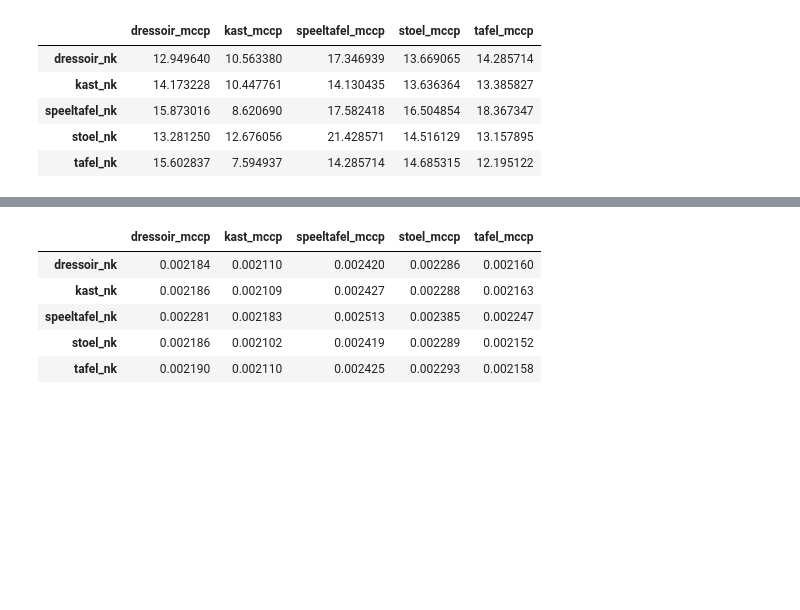
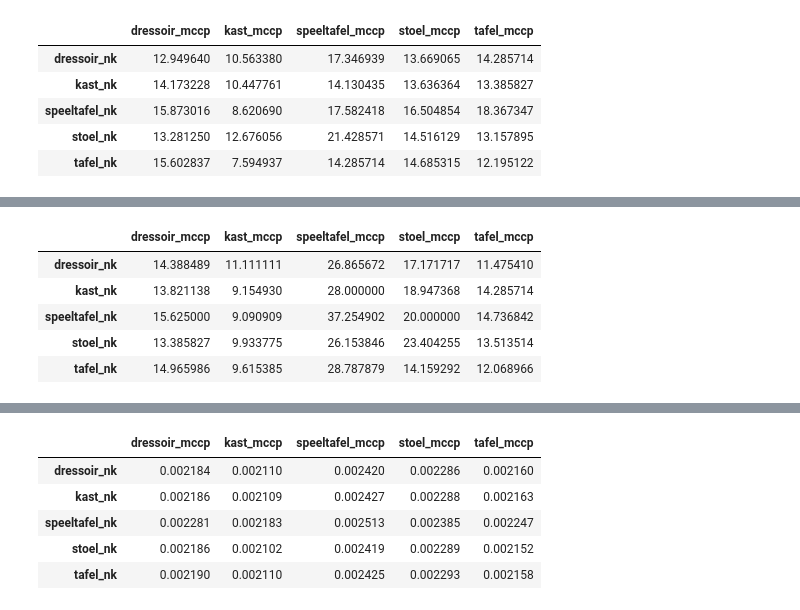
Before and after one commit to jacobjanwoord/Fearless-erfgoed, a Jupyter notebook: orb_playground.ipynb, the cells around one changed output, grey strips where cells are left out. Drawn from its saved outputs; the diff is of its cells as text; code cells hidden in the pictures; blank space fills up the shorter version.

```diff
--- a/orb_playground.ipynb
+++ b/orb_playground.ipynb
@@ -290,3 +290,96 @@ get_table(sims)
 | speeltafel_nk | 15.873016 | 8.620690 | 17.582418 | 16.504854 | 18.367347 |
 | stoel_nk | 13.281250 | 12.676056 | 21.428571 | 14.516129 | 13.157895 |
 | tafel_nk | 15.602837 | 7.594937 | 14.285714 | 14.685315 | 12.195122 |
+# %%
+import cv2
+import os
+import numpy as np
+
+def compute_similarity(image1_path, image2_path):
+    np.random.seed(42)
+    # Load the images in grayscale
+    img1 = cv2.imread(image1_path, cv2.IMREAD_GRAYSCALE)
+    img2 = cv2.imread(image2_path, cv2.IMREAD_GRAYSCALE)
+
+    if img1 is None or img2 is None:
+        raise ValueError("One or both of the image paths are invalid.")
+
+    # Initialize the ORB detector
+    orb = cv2.ORB_create()
+
+    # Find the keypoints and descriptors with ORB
+    kp1, des1 = orb.detectAndCompute(img1, None)
+    kp2, des2 = orb.detectAndCompute(img2, None)
+
+    # Use BFMatcher with default params
+    bf = cv2.BFMatcher(cv2.NORM_HAMMING, crossCheck=True)
+    # Match descriptors
+    matches = bf.match(des1, des2)
+    matches = sorted(matches, key=lambda x: x.distance)
+    # print(matches[10:])
+    # Apply RANSAC to find the best transformation
+    src_pts = np.float32([kp1[m.queryIdx].pt for m in matches]).reshape(-1, 1, 2)
+    dst_pts = np.float32([kp2[m.trainIdx].pt for m in matches]).reshape(-1, 1, 2)
+
+    # # Use RANSAC to find the best transformation matrix
+    # M, mask = cv2.findHomography(src_pts, dst_pts, cv2.RANSAC, 50,maxIters=10000)
+
+    # # Calculate the number of inliers
+    # num_inliers = np.sum(mask)
+
+    # # Compute the similarity score based on the number of inliers
+    # similarity_score = num_inliers / 100
+    # return similarity_score
+    H, mask = cv2.findHomography(src_pts, dst_pts, cv2.RANSAC, 15)
+    matches_mask = mask.ravel().tolist()
+
+    num_inliers = np.sum(matches_mask)
+    num_matches = len(matches)
+
+    similarity_percentage = (num_inliers / num_matches) * 100
+    return similarity_percentage
+
+def compute_similarities_testsets(munich_testset, nk_testset,
+                                  munich_path="munich_testset",
+                                  nk_path="nk_testset"):
+    """
+    This function takes four arguments:
+    - munich_testset, which contains grayscaled images from the Munich database.
+    - nk_testset, which contains grayscaled images from the NK collection API.
+    - munich path, the path to the directory of the Munich images.
+    - nk_path, the path to the directory of the NK images.
+
+    It then computes the similarity using ORB features.
+    It then saves the similarity and the two images as key-value pairs in a dictionary.
+    """
+
+    similarities = {}
+    for nk_img in nk_testset:
+        nk_img_path = os.path.join(nk_path, nk_img)
+        for munich_img in munich_testset:
+            munich_img_path = os.path.join(munich_path, munich_img)
+            try:
+                similarity = compute_similarity(nk_img_path, munich_img_path)
+                similarities[(nk_img, munich_img)] = similarity
+            except ValueError as e:
+                print(e)
+
+    return similarities
+
+# Example usage:
+nk_path = "nk_testset"
+munich_path = "munich_testset_no_back"
+
+if not os.path.exists(nk_path):
+    raise FileNotFoundError(f"The path {nk_path} does not exist.")
+if not os.path.exists(munich_path):
+    raise FileNotFoundError(f"The path {munich_path} does not exist.")
+
+nk_testset = os.listdir(nk_path)
+munich_testset = os.listdir(munich_path)
+
+sims = compute_similarities_testsets(munich_testset, nk_testset, munich_path, nk_path)
+print(sims)
+
+get_table(sims)
+# %% [output]
@@ -293,3 +387,9 @@ get_table(sims)
+|  | dressoir_mccp | kast_mccp | speeltafel_mccp | stoel_mccp | tafel_mccp |
+| dressoir_nk | 14.388489 | 11.111111 | 26.865672 | 17.171717 | 11.475410 |
+| kast_nk | 13.821138 | 9.154930 | 28.000000 | 18.947368 | 14.285714 |
+| speeltafel_nk | 15.625000 | 9.090909 | 37.254902 | 20.000000 | 14.736842 |
+| stoel_nk | 13.385827 | 9.933775 | 26.153846 | 23.404255 | 13.513514 |
+| tafel_nk | 14.965986 | 9.615385 | 28.787879 | 14.159292 | 12.068966 |
 # %%
 
 
```
Also changed, not shown: parts of 5 cells of this notebook, 1 other file.
